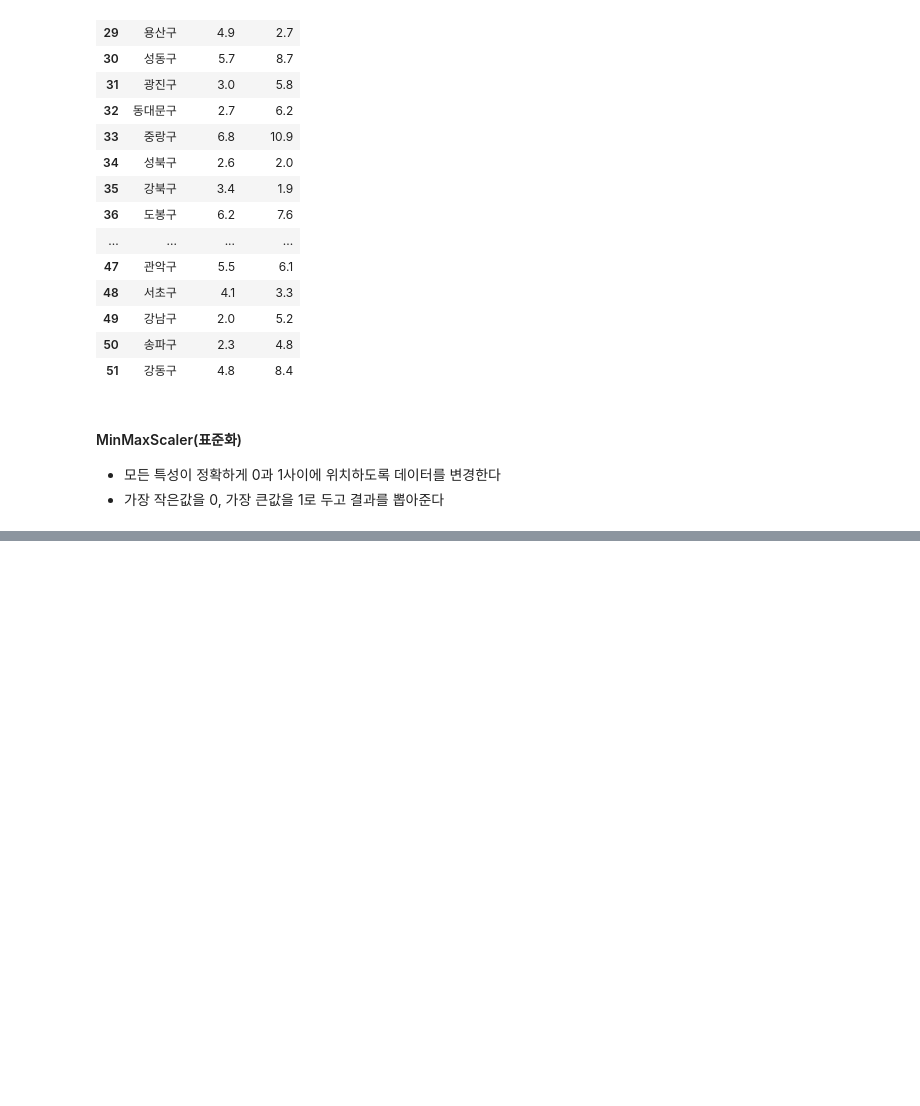
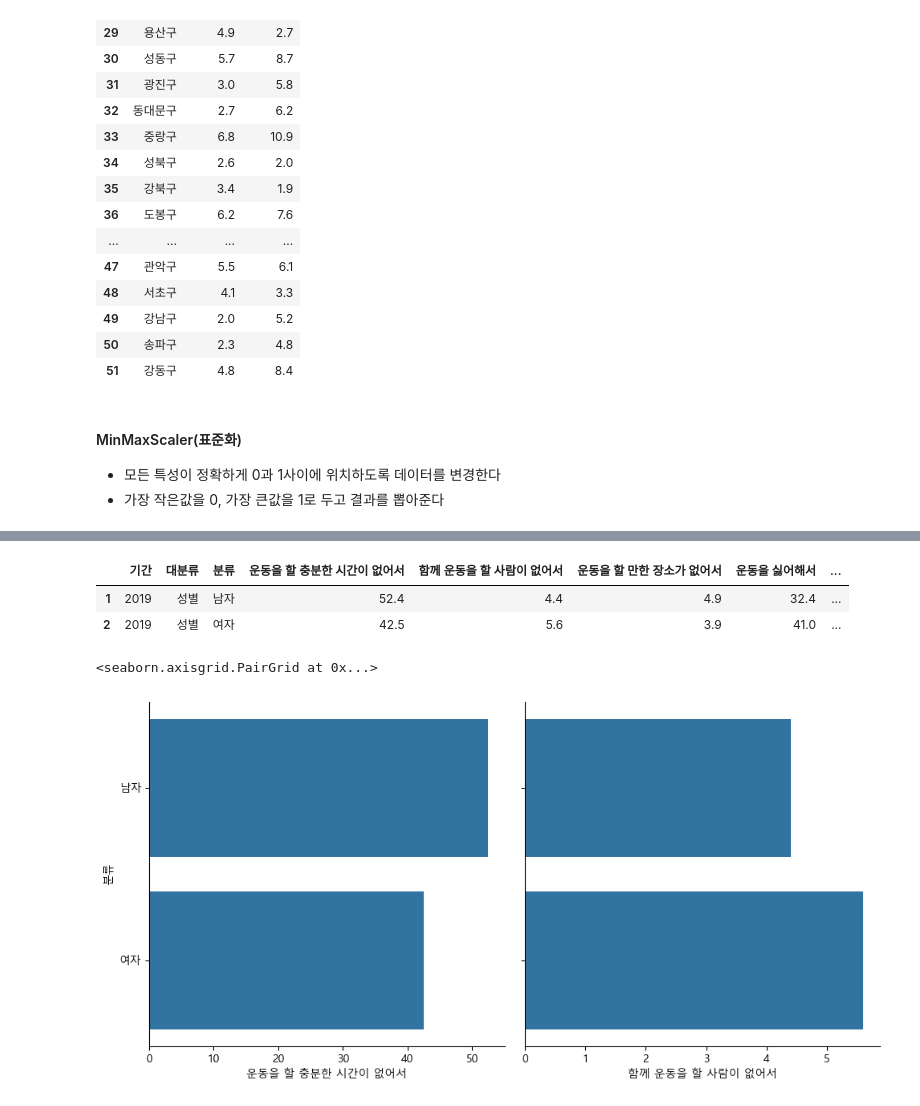
Before and after one commit to ChoHeeWon00/ml-workspace, a Jupyter notebook: 3.시각화/3.탐색적 데이터분석(EDA).ipynb, the cells around one changed output, grey strips where cells are left out. Cells and saved outputs as stored; diff of their text form; code cells hidden in the pictures; blank space fills up the shorter version.

```diff
--- a/3.시각화/3.탐색적 데이터분석(EDA).ipynb
+++ b/3.시각화/3.탐색적 데이터분석(EDA).ipynb
@@ -195,0 +374,3 @@ df_sort
+# %%
+df = pd.read_csv("../data_set/3.시각화/report.txt", sep="\t")
+df.head(4)
@@ -195,0 +403,16 @@ df_sort
+# %%
+df_gender = df[ df['대분류'].isin(["성별"])]
+df_gender
+# %% [output]
+|  | 기간 | 대분류 | 분류 | 운동을 할 충분한 시간이 없어서 | 함께 운동을 할 사람이 없어서 | 운동을 할 만한 장소가 없어서 | 운동을 싫어해서 | ... |
+| 1 | 2019 | 성별 | 남자 | 52.4 | 4.4 | 4.9 | 32.4 | ... |
+| 2 | 2019 | 성별 | 여자 | 42.5 | 5.6 | 3.9 | 41.0 | ... |
+# %%
+f = ["운동을 할 충분한 시간이 없어서","함께 운동을 할 사람이 없어서"]
+# %%
+
+p = sns.PairGrid( df_gender, y_vars="분류", x_vars=f, height=5 )
+p.map( sns.barplot )
+# %% [output]
+<seaborn.axisgrid.PairGrid at 0x...>
+[figure, added]
```
Also changed, not shown: parts of 18 cells of this notebook.
